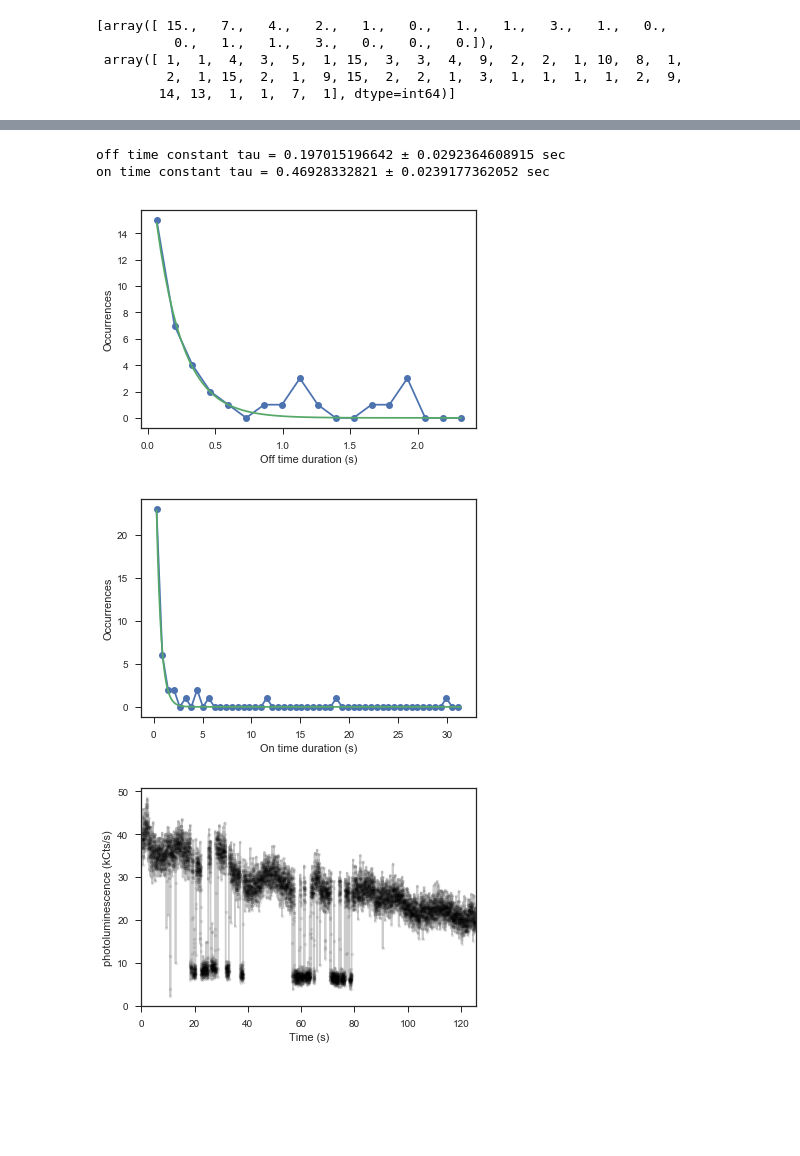
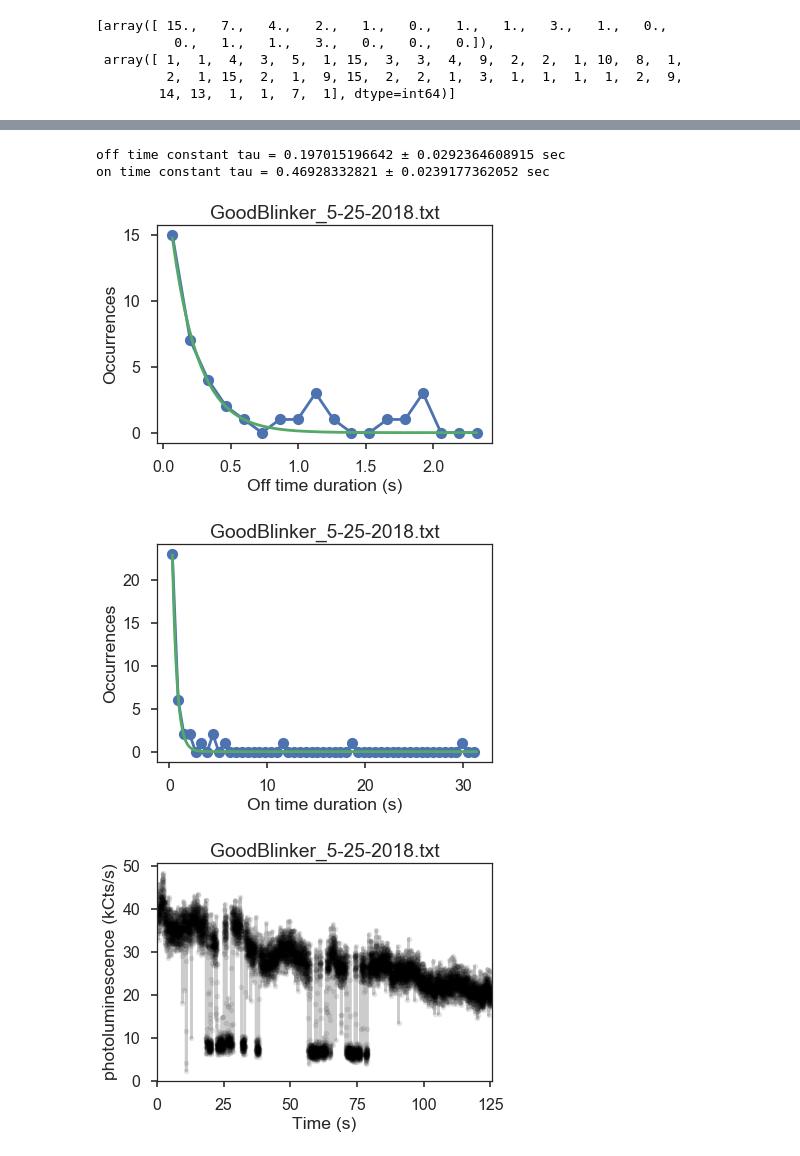
Before and after one commit to vivarose/blinker_analysis, a Jupyter notebook: blinker_analysis_with_exponential_fit.ipynb, the cells around one changed output, grey strips where cells are left out. Drawn from its saved outputs; the diff is of its cells as text; code cells hidden in the pictures; blank space fills up the shorter version.

Commit message:
Save figures in useful locations

```diff
--- a/blinker_analysis_with_exponential_fit.ipynb
+++ b/blinker_analysis_with_exponential_fit.ipynb
@@ -12,13 +12,17 @@ import numpy as np
 import matplotlib.pyplot as plt
 import pandas as pd
 import os
+import datetime
 import seaborn as sns
 sns.set(style='ticks')
-sns.set_context('notebook')
+sns.set_context('poster')
 
+datadate = '2018-05-25'
+datafolder = r'O:\User\Viva\data\2018-05-25_blinking-statistics'
+filename = 'GoodBlinker_5-25-2018.txt'
+analysisfolder = r'O:\User\Viva\analysis\blinker_analysis'
 
-filename = 'GoodBlinker_5-25-2018.txt'
-
+os.chdir(datafolder)
 
 tname = 'Time (s)'
 PLname = 'PL Intensity (kcps)'
@@ -36,6 +40,13 @@ print(data.head())
 data.plot()
 plt.ylabel('photoluminescence (kCts/s)')
 plt.show()
+
+
+os.chdir(analysisfolder)
+today = datetime.date.isoformat(datetime.date.today())
+if not os.path.exists('taken-' + datadate):
+    os.makedirs('taken-' + datadate)
+os.chdir('taken-' + datadate)
 # %% [output]
           PL Intensity (kcps)
 Time (s)
@@ -580,7 +608,10 @@ plt.xlabel('Off time duration (s)')
 plt.ylabel('Occurrences')
 #ax1.set_yscale('symlog')
 ax1.plot(offfitx,offfit)
-plt.savefig(filename+'offblinks.pdf', bbox_inches='tight')
+plt.title(filename)
+plt.savefig(today + ',' + filename+'offblinks.pdf', bbox_inches='tight')
+plt.savefig(today + ',' + filename+'offblinks.png', bbox_inches='tight', dpi=200)
+
 
 print 'off time constant tau = ' + str(offparams[1]) + ' ± ' + str(np.sqrt(offpcov[1,1])) + ' sec'
 
@@ -590,36 +621,45 @@ fig,ax1 = plt.subplots()
 ax1.plot(centeredonbins,onhist[0],'o-')
 plt.xlabel('On time duration (s)')
 plt.ylabel('Occurrences')
 #ax1.set_yscale('symlog')
 ax1.plot(onfitx,onfit)
-plt.savefig(filename+'onblinks.pdf', bbox_inches='tight')
+plt.title(filename)
+
+plt.savefig(today + ',' + filename+'onblinks.pdf', bbox_inches='tight')
+plt.savefig(today + ',' + filename+'onblinks.png', bbox_inches='tight', dpi=200)
+
 
 print 'on time constant tau = ' + str(onparams[1]) + ' ± ' + str(np.sqrt(onpcov[1,1])) + ' sec'
 
 fig1,axPL = plt.subplots()
 #axPL.plot(data, 'k')
 #axPL.legend.remove()
 data.plot(marker='.',linestyle='None',legend=False, ax=axPL, color='k',  alpha=.1)
 data.plot(legend=False, alpha=0.2, ax=axPL, color='k')
 plt.ylabel('photoluminescence (kCts/s)')
 plt.xlabel(tname)
+plt.title(filename)
 
-plt.savefig(filename+'blinking.pdf', bbox_inches='tight')
+plt.savefig(today + ',' + filename+'blinking.pdf', bbox_inches='tight')
+plt.savefig(today + ',' + filename+'blinking.png', bbox_inches='tight', dpi=200)
 
 
 fig2,axPL = plt.subplots()
 data.plot(marker='.',linestyle='None',legend=False, alpha=0.1, ax=axPL, color='k')
 data.plot(legend=False, alpha=0.2, ax=axPL, color='k')
 threshdata.plot(legend=False)
 plt.ylabel('photoluminescence (kCts/s)')
 plt.xlabel(tname)
+plt.title(filename)
 
-plt.savefig(filename+'blinkingandthreshold.pdf', bbox_inches='tight')
+plt.savefig(today + ',' + filename+'blinkingandthreshold.pdf', bbox_inches='tight')
+plt.savefig(today + ',' + filename+'blinkingandthreshold.png', bbox_inches='tight', dpi=200)
+
 
 plt.show()
 # %% [output]
 off time constant tau = 0.197015196642 ± 0.0292364608915 sec
 on time constant tau = 0.46928332821 ± 0.0239177362052 sec
-[figure, old version]
+[figure, new version]
-[figure, old version]
+[figure, new version]
-[figure, old version]
+[figure, new version]
```
Also changed, not shown: parts of 15 cells of this notebook.
